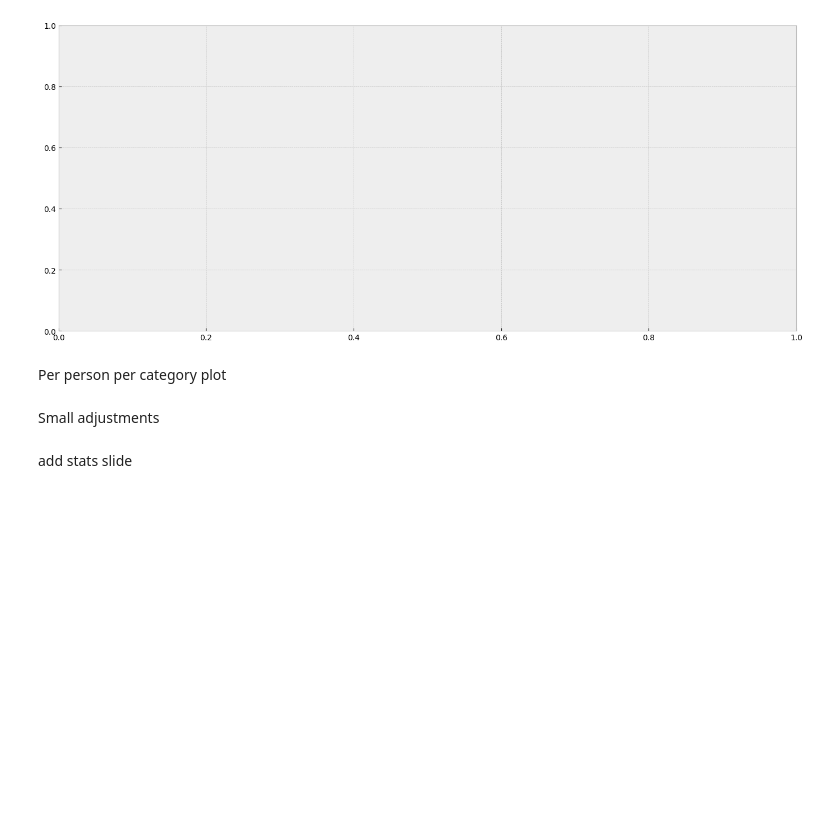
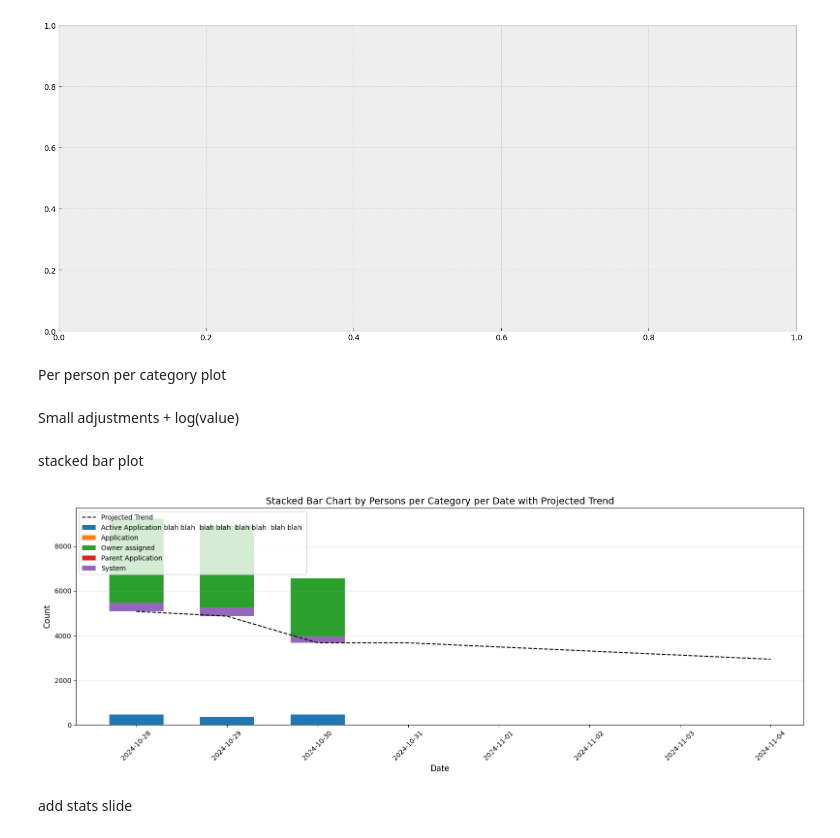
Before and after one commit to ly2xxx/py_playground, a Jupyter notebook: automate-powerpoint/Python PPTX.ipynb, the cells around one changed output. Drawn from its saved outputs; the diff is of its cells as text; code cells hidden in the pictures; blank space fills up the shorter version.

Commit message:
add complex stack bar chart

```diff
--- a/automate-powerpoint/Python PPTX.ipynb
+++ b/automate-powerpoint/Python PPTX.ipynb
@@ -1695,7 +1695,7 @@ for category in sorted(categories):
     plt.savefig(plot_filename, dpi=300, bbox_inches='tight')
     plt.close()
 # %% [markdown]
-Small adjustments
+Small adjustments + log(value)
 # %%
 import json
 import glob
@@ -1791,3 +1791,73 @@ for category in sorted(categories):
     plot_filename = f'burndown_{category}_{today}.png'
     plt.savefig(plot_filename, dpi=300, bbox_inches='tight')
     plt.close()
+# %% [markdown]
+stacked bar plot
+# %%
+import json
+import glob
+import matplotlib.pyplot as plt
+import numpy as np
+import pandas as pd
+from datetime import datetime, timedelta
+import os
+
+# Get all JSON files from the stats folder
+json_files = glob.glob('./stats_breakdown/*.json')
+data_by_date = {}
+
+# Read and organize data by date
+for file in json_files:
+    date = os.path.basename(file).split('_')[0]
+    with open(file) as f:
+        data = json.load(f)
+        data_by_date[date] = data
+
+# Sort dates and convert data into a DataFrame
+sorted_dates = sorted(data_by_date.keys())
+all_data = []
+
+for date in sorted_dates:
+    date_data = data_by_date[date]
+    for category, people_data in date_data.items():
+        for person, count in people_data.items():
+            all_data.append([date, category, person, count])
+
+# Create DataFrame
+df = pd.DataFrame(all_data, columns=['Date', 'Category', 'Person', 'Count'])
+df['Date'] = pd.to_datetime(df['Date'], format='%Y%m%d')
+df = df.groupby(['Date', 'Category']).sum().unstack(fill_value=0).stack().reset_index()
+
+# Unique categories and dates for the chart
+categories = df['Category'].unique()
+dates = pd.to_datetime(sorted_dates, format='%Y%m%d')
+
+# Prepare for plotting the stacked bar chart
+fig, ax = plt.subplots(figsize=(16, 6))
+bar_width = 0.6
+
+# Plot stacked bars for each category by date
+for i, category in enumerate(categories):
+    values = df[df['Category'] == category].pivot(index='Date', columns='Category', values='Count').fillna(0)
+    bottom = np.zeros(len(dates)) if i == 0 else df.groupby('Date')['Count'].sum().values[:len(dates)]
+    ax.bar(dates, values[category], bottom=bottom, label=category, width=bar_width)
+
+# Calculate and plot the projected trend line
+current_total = df.groupby('Date')['Count'].sum()
+trend_dates = pd.date_range(dates[-1] + timedelta(days=1), periods=5, freq='D')
+trend_values = np.linspace(current_total.values[-1], current_total.values[-1] * 0.8, len(trend_dates))  # 20% downward trend
+ax.plot(np.append(dates, trend_dates), np.append(current_total.values, trend_values), 'k--', label='Projected Trend')
+
+# Customize chart appearance
+ax.set_title("Stacked Bar Chart by Persons per Category per Date with Projected Trend", fontsize=14)
+ax.set_xlabel("Date", fontsize=12)
+ax.set_ylabel("Count", fontsize=12)
+ax.legend(loc='upper left')
+ax.grid(axis='y', alpha=0.3)
+plt.xticks(rotation=45)
+
+# Show plot
+plt.tight_layout()
+plt.show()
+# %% [output]
+[figure, added]
```
Also changed, not shown: parts of 1 cell of this notebook, 4 other files.
